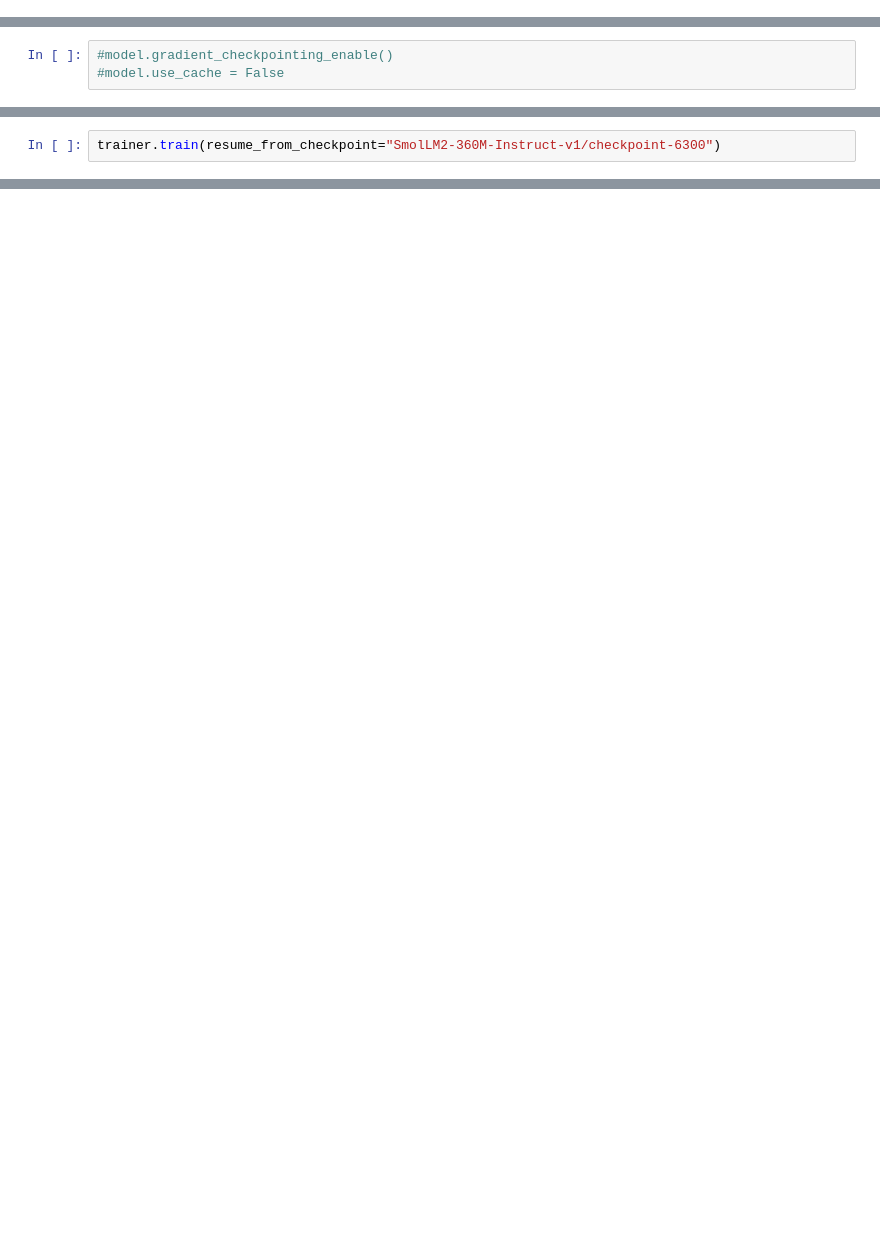
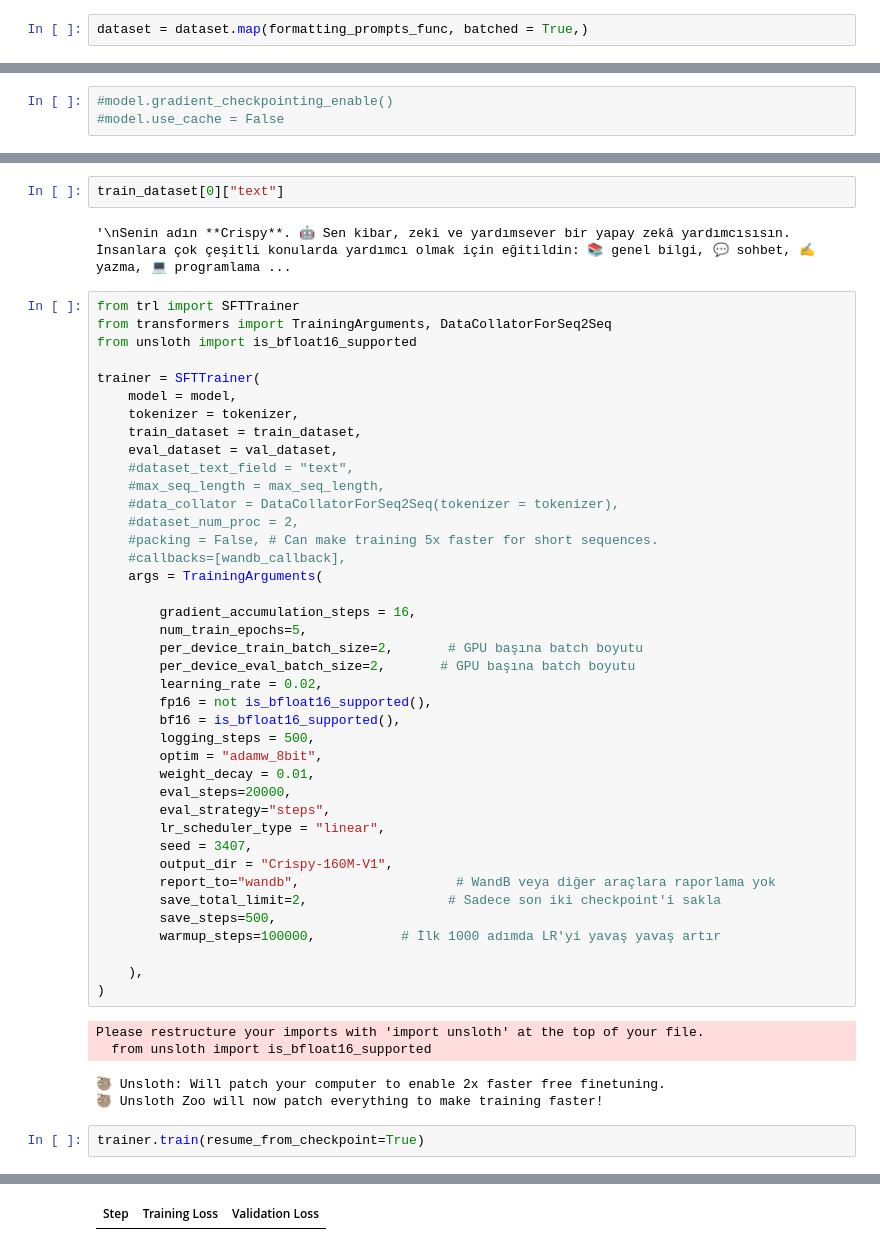
Before and after one commit to osmankrblt/turkish-llm-finetune, a Jupyter notebook: main.ipynb, the cells around one changed output, grey strips where cells are left out. Saved outputs shown, nothing was run; the diff lists cells and outputs as text; blank space fills up the shorter version.

```diff
--- a/main.ipynb
+++ b/main.ipynb
@@ -80,0 +221,2 @@ print(f"✅ Filtrelenmiş veri seti satır sayısı: {len(dataset)}")
+# %%
+dataset = dataset.map(formatting_prompts_func, batched = True,)
@@ -274,2 +416,52 @@ trainer = Trainer(
+# %%
+train_dataset[0]["text"]
+# %% [output]
+'\nSenin adın **Crispy**. 🤖 Sen kibar, zeki ve yardımsever bir yapay zekâ yardımcısısın. İnsanlara çok çeşitli konularda yardımcı olmak için eğitildin: 📚 genel bilgi, 💬 sohbet, ✍️ yazma, 💻 programlama ...
+# %%
+from trl import SFTTrainer
+from transformers import TrainingArguments, DataCollatorForSeq2Seq
+from unsloth import is_bfloat16_supported
+
+trainer = SFTTrainer(
+    model = model,
+    tokenizer = tokenizer,
+    train_dataset = train_dataset,
+    eval_dataset = val_dataset,
+    #dataset_text_field = "text",
+    #max_seq_length = max_seq_length,
+    #data_collator = DataCollatorForSeq2Seq(tokenizer = tokenizer),
+    #dataset_num_proc = 2,
+    #packing = False, # Can make training 5x faster for short sequences.
+    #callbacks=[wandb_callback],
+    args = TrainingArguments(
+
+        gradient_accumulation_steps = 16,
+        num_train_epochs=5,
+        per_device_train_batch_size=2,       # GPU başına batch boyutu
+        per_device_eval_batch_size=2,       # GPU başına batch boyutu
+        learning_rate = 0.02,
+        fp16 = not is_bfloat16_supported(),
+        bf16 = is_bfloat16_supported(),
+        logging_steps = 500,
+        optim = "adamw_8bit",
+        weight_decay = 0.01,
+        eval_steps=20000,
+        eval_strategy="steps",
+        lr_scheduler_type = "linear",
+        seed = 3407,
+        output_dir = "Crispy-160M-V1",
+        report_to="wandb",                    # WandB veya diğer araçlara raporlama yok
+        save_total_limit=2,                  # Sadece son iki checkpoint'i sakla
+        save_steps=500,
+        warmup_steps=100000,           # İlk 1000 adımda LR'yi yavaş yavaş artır
+
+    ),
+)
+# %% [output]
+Please restructure your imports with 'import unsloth' at the top of your file.
+  from unsloth import is_bfloat16_supported
+🦥 Unsloth: Will patch your computer to enable 2x faster free finetuning.
+🦥 Unsloth Zoo will now patch everything to make training faster!
 # %%
-trainer.train(resume_from_checkpoint="SmolLM2-360M-Instruct-v1/checkpoint-6300")
+trainer.train(resume_from_checkpoint=True)
+# %% [output]
@@ -275,0 +470 @@ trainer.train(resume_from_checkpoint="SmolLM2-360M-Instruct-v1/checkpoint-6300")
+| Step | Training Loss | Validation Loss |
```
Also changed, not shown: parts of 45 cells of this notebook, 10 other files.
